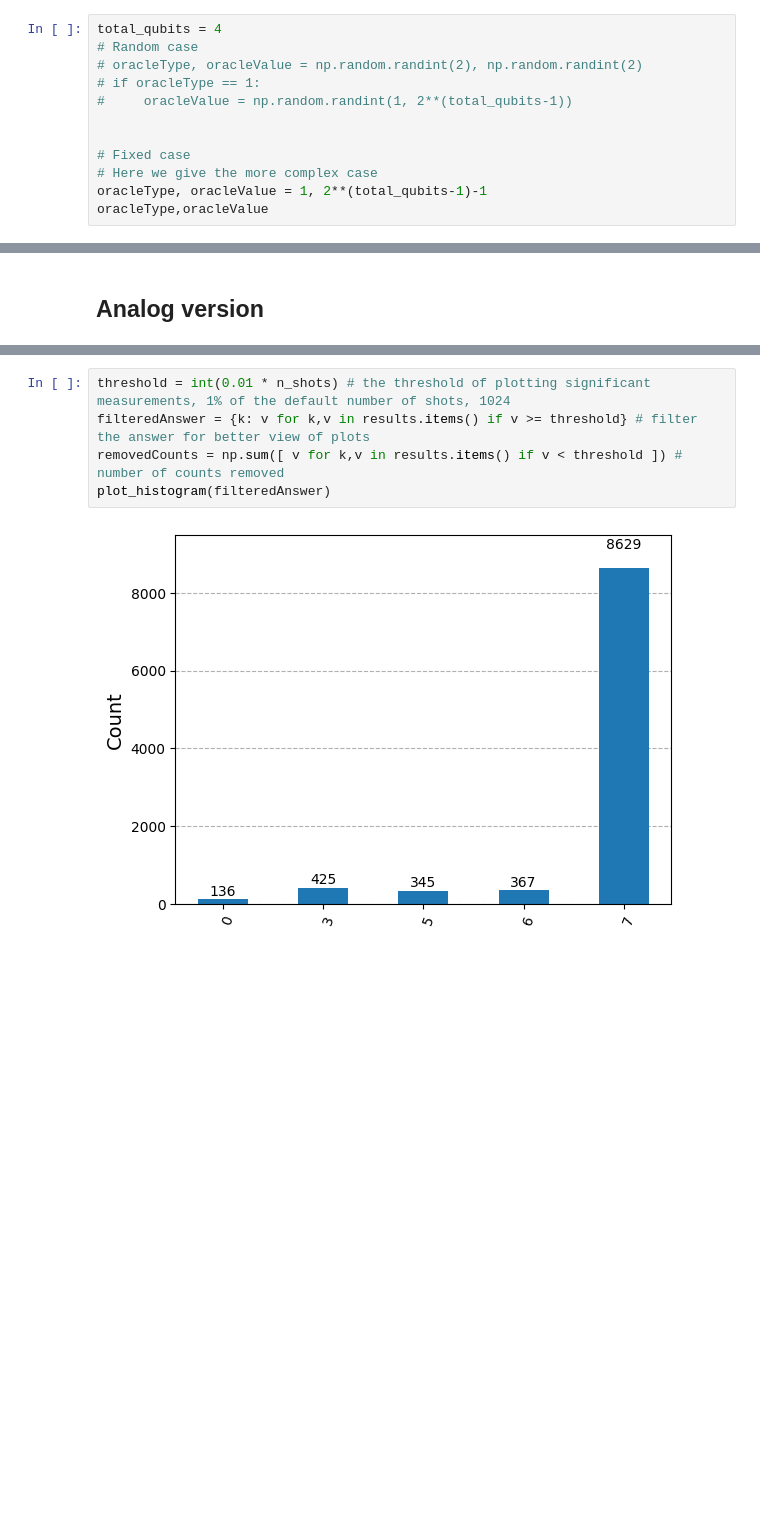
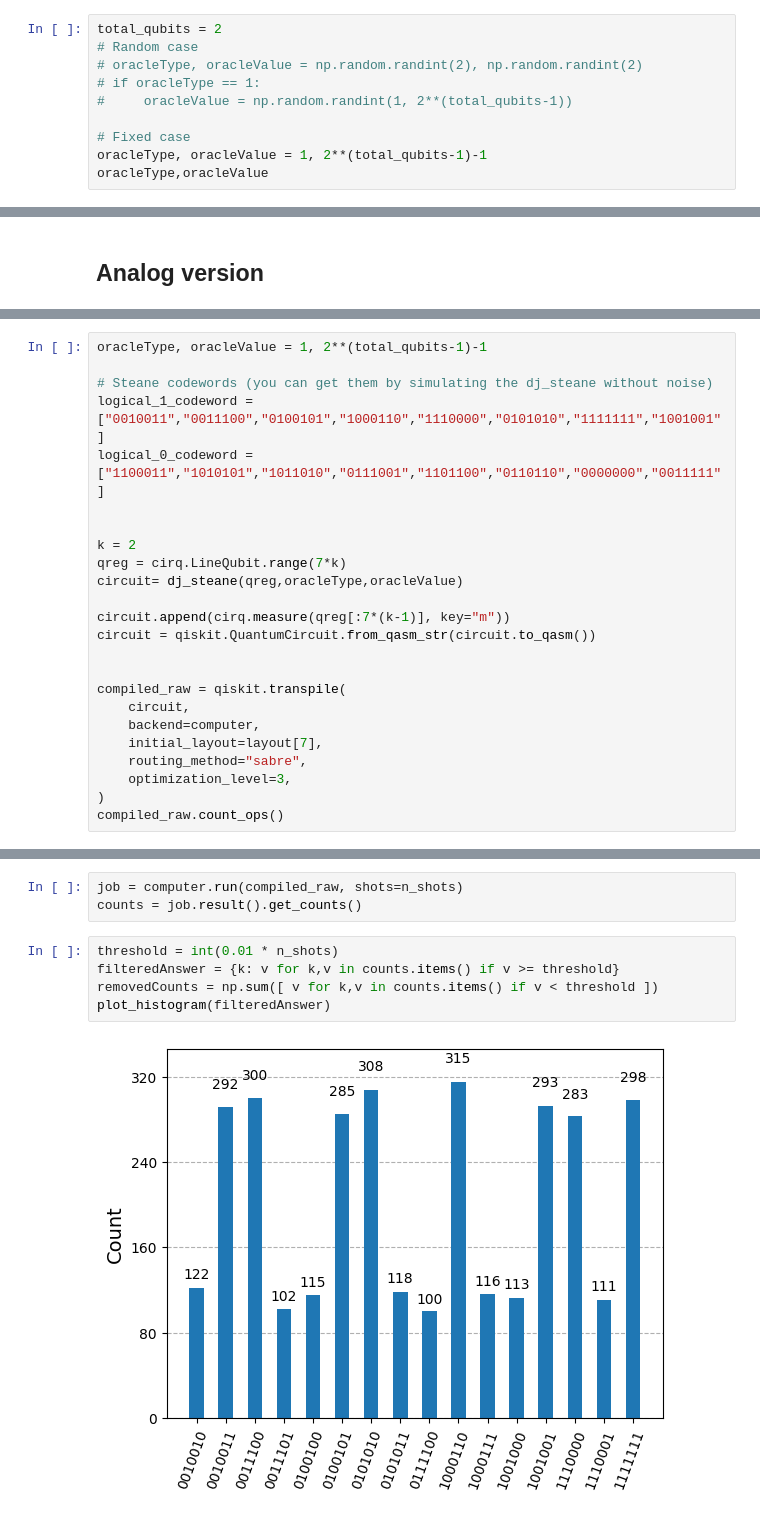
Before and after one commit to rmlarose/encoded, a Jupyter notebook: experiments/color/deutsch-jozsa/dj.ipynb, the cells around one changed output, grey strips where cells are left out. Cells and saved outputs as stored; diff of their text form; blank space fills up the shorter version.

Commit message:
Adding DJ example with Steane code

```diff
--- a/experiments/color/deutsch-jozsa/dj.ipynb
+++ b/experiments/color/deutsch-jozsa/dj.ipynb
@@ -28,15 +23,13 @@ layout = {
 # %% [markdown]
 ## Oracle definition
 # %%
-total_qubits = 4
+total_qubits = 2
 # Random case
 # oracleType, oracleValue = np.random.randint(2), np.random.randint(2)
 # if oracleType == 1:
 #     oracleValue = np.random.randint(1, 2**(total_qubits-1))
 
-
 # Fixed case
-# Here we give the more complex case
 oracleType, oracleValue = 1, 2**(total_qubits-1)-1
 oracleType,oracleValue
 # %% [output]
@@ -103,0 +75,24 @@ counts
+# %%
+oracleType, oracleValue = 1, 2**(total_qubits-1)-1
+
+# Steane codewords (you can get them by simulating the dj_steane without noise)
+logical_1_codeword = ["0010011","0011100","0100101","1000110","1110000","0101010","1111111","1001001"]
+logical_0_codeword = ["1100011","1010101","1011010","0111001","1101100","0110110","0000000","0011111"]
+
+
+k = 2
+qreg = cirq.LineQubit.range(7*k)
+circuit= dj_steane(qreg,oracleType,oracleValue)
+
+circuit.append(cirq.measure(qreg[:7*(k-1)], key="m"))
+circuit = qiskit.QuantumCircuit.from_qasm_str(circuit.to_qasm())
+
+
+compiled_raw = qiskit.transpile(
+    circuit,
+    backend=computer,
+    initial_layout=layout[7],
+    routing_method="sabre",
+    optimization_level=3,
+)
+compiled_raw.count_ops()
@@ -104,7 +101,10 @@ counts
+# %%
+job = computer.run(compiled_raw, shots=n_shots)
+counts = job.result().get_counts()
 # %%
-threshold = int(0.01 * n_shots) # the threshold of plotting significant measurements, 1% of the default number of shots, 1024
-filteredAnswer = {k: v for k,v in results.items() if v >= threshold} # filter the answer for better view of plots
-removedCounts = np.sum([ v for k,v in results.items() if v < threshold ]) # number of counts removed
+threshold = int(0.01 * n_shots)
+filteredAnswer = {k: v for k,v in counts.items() if v >= threshold}
+removedCounts = np.sum([ v for k,v in counts.items() if v < threshold ])
 plot_histogram(filteredAnswer)
 # %% [output]
-[figure, old version]
+[figure, new version]
```
Also changed, not shown: parts of 12 cells of this notebook.
